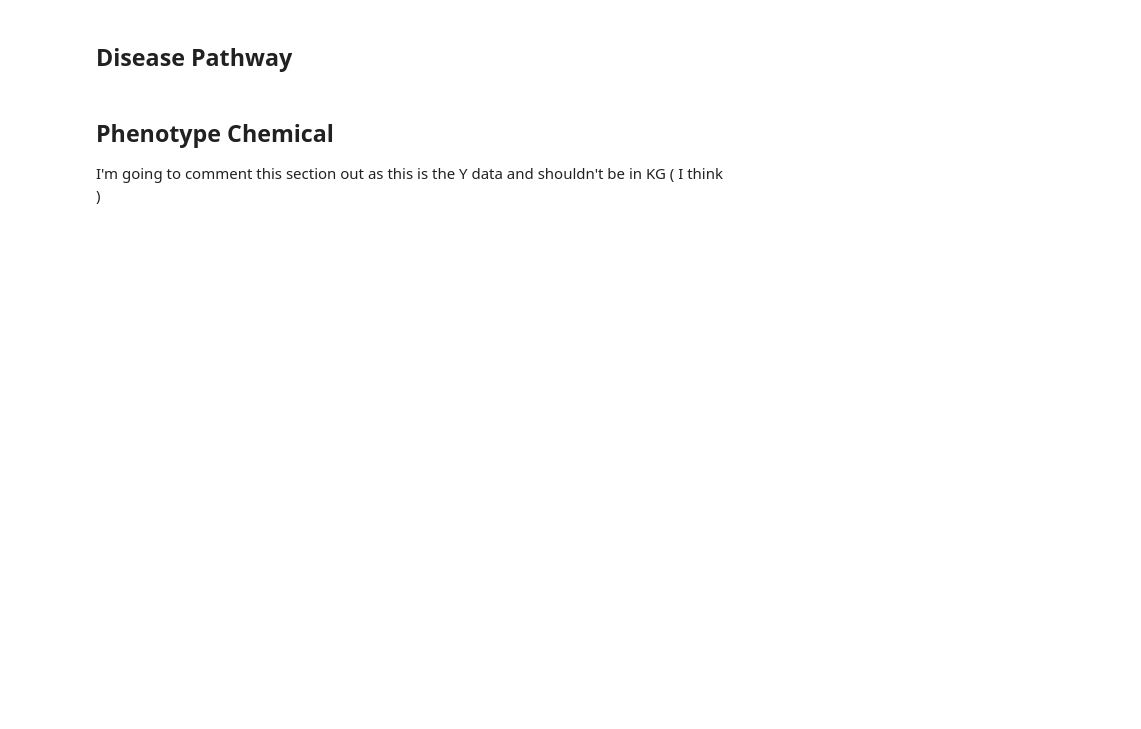
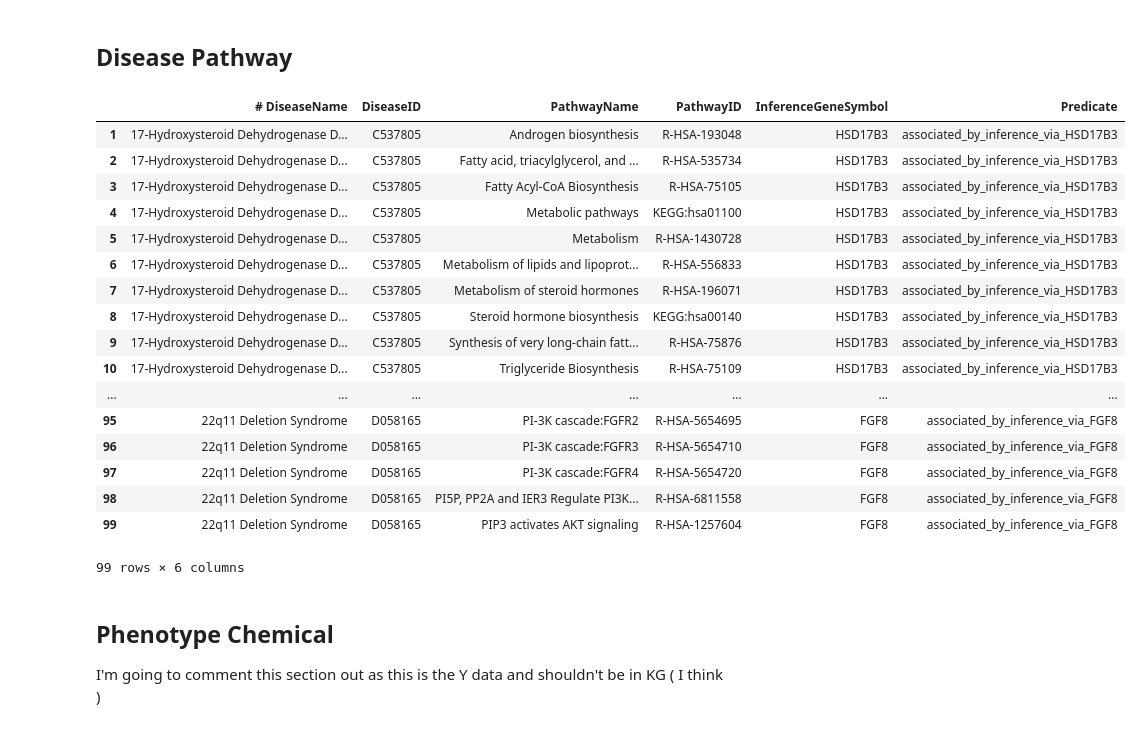
Before and after one commit to colemai/msc-thesis, a Jupyter notebook: ctd-to-nt.ipynb, the cells around one changed output. Saved outputs shown, nothing was run; the diff lists cells and outputs as text; code cells hidden in the pictures; blank space fills up the shorter version.

```diff
--- a/ctd-to-nt.ipynb
+++ b/ctd-to-nt.ipynb
@@ -186,7 +269,7 @@ convert_df_nt(df_gp, 'output_gp.nt', subj_url, subj_col, obj_url, obj_col, pred_
 ## Disease Pathway
 # %%
 # Read in CTD sample, skipping the intro rows
-df_dp = pd.read_csv('csvs/CTD_diseases_pathways.csv', skiprows=27)
+df_dp = pd.read_csv('csvs/CTD_diseases_pathways.csv', skiprows=27, nrows = 100)
 df_dp = df_dp.drop(0)
 # %%
 # Must make some quick refinements to ensure resulting URLs work
@@ -207,6 +290,27 @@ obj_col = 'PathwayID'
 pred_col = 'Predicate'
 
 convert_df_nt(df_dp, 'output_dp.nt', subj_url, subj_col, obj_url, obj_col, pred_col)
+# %%
+df_dp
+# %% [output]
+|  | # DiseaseName | DiseaseID | PathwayName | PathwayID | InferenceGeneSymbol | Predicate |
+| 1 | 17-Hydroxysteroid Dehydrogenase D... | C537805 | Androgen biosynthesis | R-HSA-193048 | HSD17B3 | associated_by_inference_via_HSD17B3 |
+| 2 | 17-Hydroxysteroid Dehydrogenase D... | C537805 | Fatty acid, triacylglycerol, and ... | R-HSA-535734 | HSD17B3 | associated_by_inference_via_HSD17B3 |
+| 3 | 17-Hydroxysteroid Dehydrogenase D... | C537805 | Fatty Acyl-CoA Biosynthesis | R-HSA-75105 | HSD17B3 | associated_by_inference_via_HSD17B3 |
+| 4 | 17-Hydroxysteroid Dehydrogenase D... | C537805 | Metabolic pathways | KEGG:hsa01100 | HSD17B3 | associated_by_inference_via_HSD17B3 |
+| 5 | 17-Hydroxysteroid Dehydrogenase D... | C537805 | Metabolism | R-HSA-1430728 | HSD17B3 | associated_by_inference_via_HSD17B3 |
+| 6 | 17-Hydroxysteroid Dehydrogenase D... | C537805 | Metabolism of lipids and lipoprot... | R-HSA-556833 | HSD17B3 | associated_by_inference_via_HSD17B3 |
+| 7 | 17-Hydroxysteroid Dehydrogenase D... | C537805 | Metabolism of steroid hormones | R-HSA-196071 | HSD17B3 | associated_by_inference_via_HSD17B3 |
+| 8 | 17-Hydroxysteroid Dehydrogenase D... | C537805 | Steroid hormone biosynthesis | KEGG:hsa00140 | HSD17B3 | associated_by_inference_via_HSD17B3 |
+| 9 | 17-Hydroxysteroid Dehydrogenase D... | C537805 | Synthesis of very long-chain fatt... | R-HSA-75876 | HSD17B3 | associated_by_inference_via_HSD17B3 |
+| 10 | 17-Hydroxysteroid Dehydrogenase D... | C537805 | Triglyceride Biosynthesis | R-HSA-75109 | HSD17B3 | associated_by_inference_via_HSD17B3 |
+| ... | ... | ... | ... | ... | ... | ... |
+| 95 | 22q11 Deletion Syndrome | D058165 | PI-3K cascade:FGFR2 | R-HSA-5654695 | FGF8 | associated_by_inference_via_FGF8 |
+| 96 | 22q11 Deletion Syndrome | D058165 | PI-3K cascade:FGFR3 | R-HSA-5654710 | FGF8 | associated_by_inference_via_FGF8 |
+| 97 | 22q11 Deletion Syndrome | D058165 | PI-3K cascade:FGFR4 | R-HSA-5654720 | FGF8 | associated_by_inference_via_FGF8 |
+| 98 | 22q11 Deletion Syndrome | D058165 | PI5P, PP2A and IER3 Regulate PI3K... | R-HSA-6811558 | FGF8 | associated_by_inference_via_FGF8 |
+| 99 | 22q11 Deletion Syndrome | D058165 | PIP3 activates AKT signaling | R-HSA-1257604 | FGF8 | associated_by_inference_via_FGF8 |
+99 rows × 6 columns
 # %% [markdown]
 ## Phenotype Chemical
 I'm going to comment this section out as this is the Y data and shouldn't be in KG ( I think )
```
Also changed, not shown: parts of 14 cells of this notebook, 1 other file.
